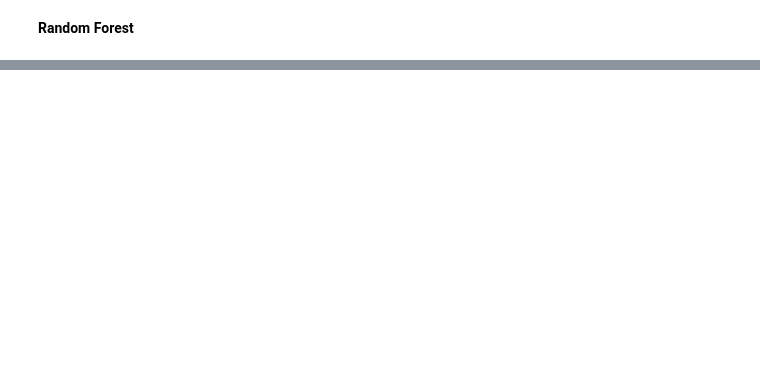
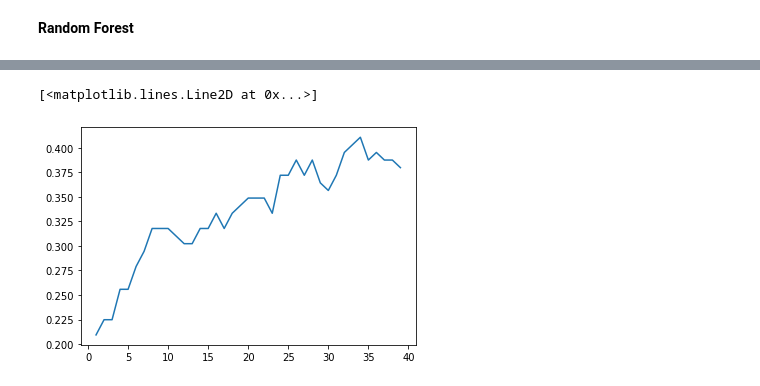
Before and after one commit to man-of-moose/kaggle-migraines, a Jupyter notebook: notebook37c2baa846.ipynb, the cells around one changed output, grey strips where cells are left out. Saved outputs shown, nothing was run; the diff lists cells and outputs as text; code cells hidden in the pictures; blank space fills up the shorter version.

```diff
--- a/notebook37c2baa846.ipynb
+++ b/notebook37c2baa846.ipynb
@@ -293,0 +301,5 @@ plt.show()
+# %%
+knn = KNeighborsClassifier(n_neighbors=1)
+knn.fit(X_train_scaled, y_train)
+
+predictions = knn.predict(X_test_scaled)
@@ -293,0 +322,13 @@ plt.show()
+# %%
+error_rate = []
+# Will take some time
+for i in range(1,40):
+    knn = KNeighborsClassifier(n_neighbors=i)
+    knn.fit(X_train_scaled,y_train)
+    pred_i = knn.predict(X_test_scaled)
+    error_rate.append(np.mean(pred_i != y_test))
+# %%
+plt.plot(list(range(1,40)), error_rate)
+# %% [output]
+[<matplotlib.lines.Line2D at 0x...>]
+[figure, added]
```
Also changed, not shown: parts of 11 cells of this notebook.
